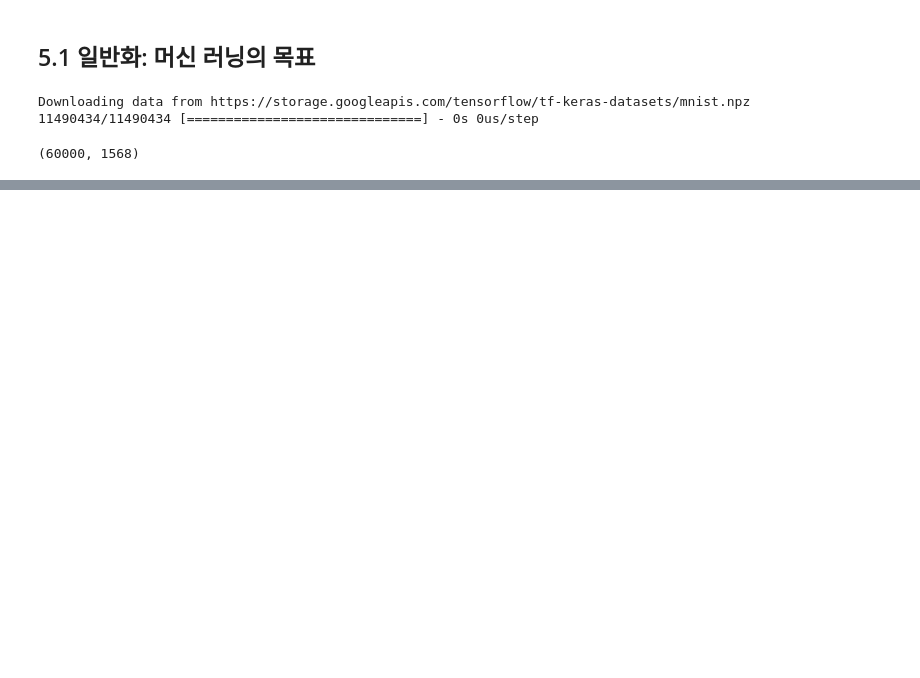
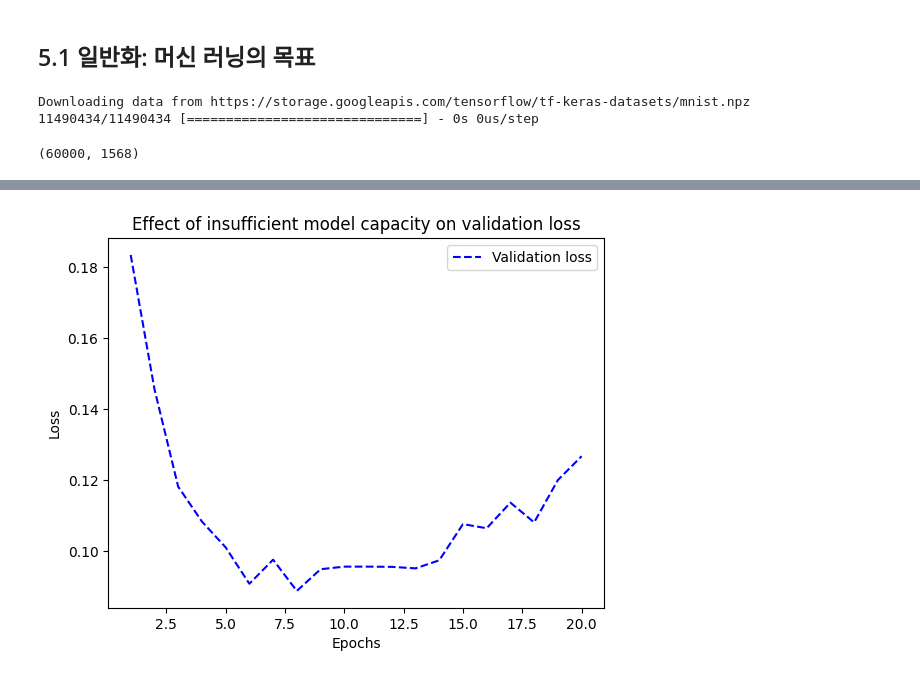
Before and after one commit to Parkseojin2001/Deep-learning_with_Python, a Jupyter notebook: chapter05_fundamentals_of_ml.ipynb, the cells around one changed output, grey strips where cells are left out. Cells and saved outputs as stored; diff of their text form; code cells hidden in the pictures; blank space fills up the shorter version.

```diff
--- a/chapter05_fundamentals_of_ml.ipynb
+++ b/chapter05_fundamentals_of_ml.ipynb
@@ -131,0 +181,16 @@ Epoch 100/100
+# %%
+# 용량이 큰 모델(층 추가)
+
+model = keras.Sequential([
+    layers.Dense(96, activation="relu"),
+    layers.Dense(96, activation="relu"),
+    layers.Dense(10, activation="softmax"),
+])
+model.compile(optimizer="rmsprop",
+              loss="sparse_categorical_crossentropy",
+              metrics=["accuracy"])
+history_large_model = model.fit(
+    train_images, train_labels,
+    epochs = 20,
+    batch_size=128,
+    validation_split=0.2)
@@ -131,0 +215,12 @@ Epoch 100/100
+# %%
+val_loss = history_large_model.history["val_loss"]
+epochs = range(1, 21)
+plt.plot(epochs, val_loss, "b--",
+         label="Validation loss")
+plt.title("Effect of insufficient model capacity on validation loss")
+plt.xlabel("Epochs")
+plt.ylabel("Loss")
+plt.legend()
+plt.show()
+# %% [output]
+[figure, added]
```
Also changed, not shown: parts of 8 cells of this notebook.
